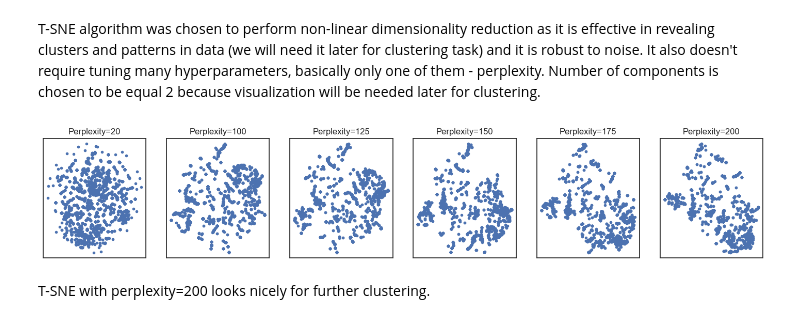
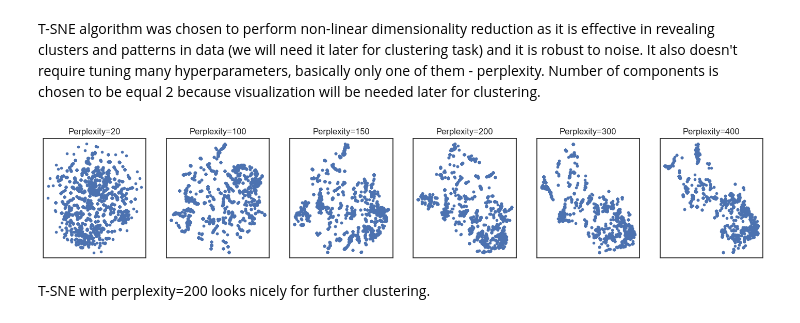
Before and after one commit to AsyaOrlova/ChemAlgorithmsCourse, a Jupyter notebook: hw_1.ipynb, the cells around one changed output. Saved outputs shown, nothing was run; the diff lists cells and outputs as text; code cells hidden in the pictures.

```diff
--- a/hw_1.ipynb
+++ b/hw_1.ipynb
@@ -528,0 +530,4 @@ from sklearn.preprocessing import LabelEncoder
+# %%
+# delete columns with >=30% missing values
+df.dropna(axis=1, thresh=np.round(df.shape[0]*0.7), inplace=True)
+df.shape
@@ -529,6 +536,6 @@ from sklearn.preprocessing import LabelEncoder
 # %%
 # create dataset with numeric features
-df_numeric = df.drop(['index', 'DOI', 'Date', 'Journal', 'Title', 'Name', 'measurement_wavelength', 'specifier', 'measurement_method', 'normalised_name'], axis=1)
+df_numeric = df.drop(['index', 'DOI', 'Date', 'Journal', 'Title', 'Name', 'specifier', 'measurement_method', 'normalised_name'], axis=1)
 
 # create dataset with categorical features
 df_categorical = pd.DataFrame(df['measurement_method'])
@@ -539,13 +541,0 @@ df_numeric.shape
-# %%
-# encode categorical features and create a dataset
-encoded_features = LabelEncoder().fit_transform(df_categorical)
-df_encoded = pd.DataFrame(encoded_features, columns=['measurement_method'])
-print(df_encoded.shape)
-
-# concatenate encoded dataset with numeric dataset and normalize it
-df_numeric = pd.concat([df_numeric, df_encoded], axis=1)
-print(df_numeric.shape)
-df_numeric.replace([np.inf, -np.inf], np.nan, inplace=True)
-df_numeric.fillna(0, inplace=True)
-normalized_features = MinMaxScaler().fit_transform(df_numeric)
-df_normalized = pd.DataFrame(normalized_features, columns=df_numeric.columns)
@@ -560,3 +549,14 @@ df_normalized.shape
+# %%
+# replace infinite floats with nan
+df_numeric.replace([np.inf, -np.inf], np.nan, inplace=True)
+
+# impute other missing values with kNN-imputer
+imputer = KNNImputer(n_neighbors=3)
+df_numeric = pd.DataFrame(imputer.fit_transform(df_numeric), columns=df_numeric.columns)
+
+# normalization
+normalized_features = MinMaxScaler().fit_transform(df_numeric)
+df_normalized = pd.DataFrame(normalized_features, columns=df_numeric.columns)
 # %%
 # divide normalized dataset into predictors and target
 X_normalized = df_normalized.drop(['raw_value'], axis=1)
@@ -678,25 +678,25 @@ T-SNE algorithm was chosen to perform non-linear dimensionality reduction as it
 # %%
 # choose optimal perplexity for TSNE
 (fig, subplots) = plt.subplots(1, 6, figsize=(18, 3))
-perplexities = [20, 100, 125, 150, 175, 200]
+perplexities = [20, 100, 150, 200, 300, 400]
 for i, perplexity in enumerate(perplexities):
     ax = subplots[i]
     tsne = TSNE(
         n_components=2,
         init="random",
         random_state=0,
         perplexity=perplexity,
         n_iter=300,
     )
     X_tsne = tsne.fit_transform(X_normalized)
     ax.set_title("Perplexity=%d" % perplexity)
     ax.scatter(X_tsne[:, 0], X_tsne[:, 1], s=9)
     ax.xaxis.set_major_formatter(NullFormatter())
     ax.yaxis.set_major_formatter(NullFormatter())
     ax.axis("tight")
 plt.show()
 # %% [output]
-[figure, old version]
+[figure, new version]
 # %% [markdown]
 T-SNE with perplexity=200 looks nicely for further clustering.
 # %%
```
Also changed, not shown: parts of 12 cells of this notebook.
